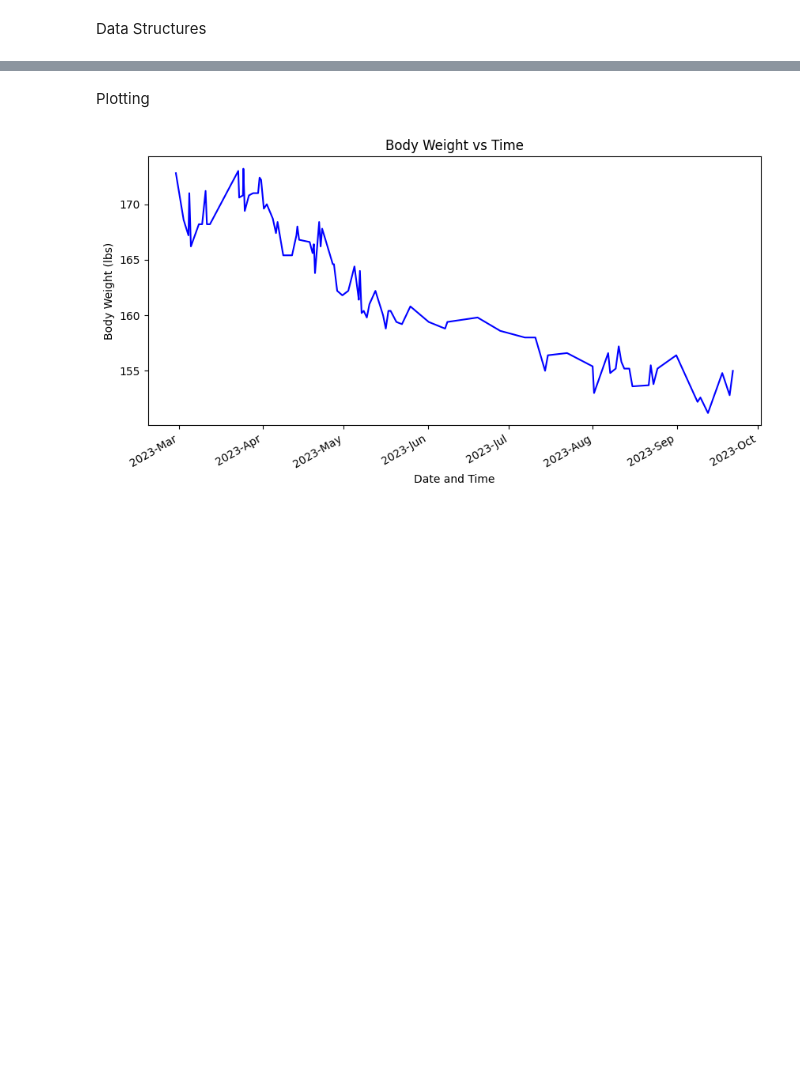
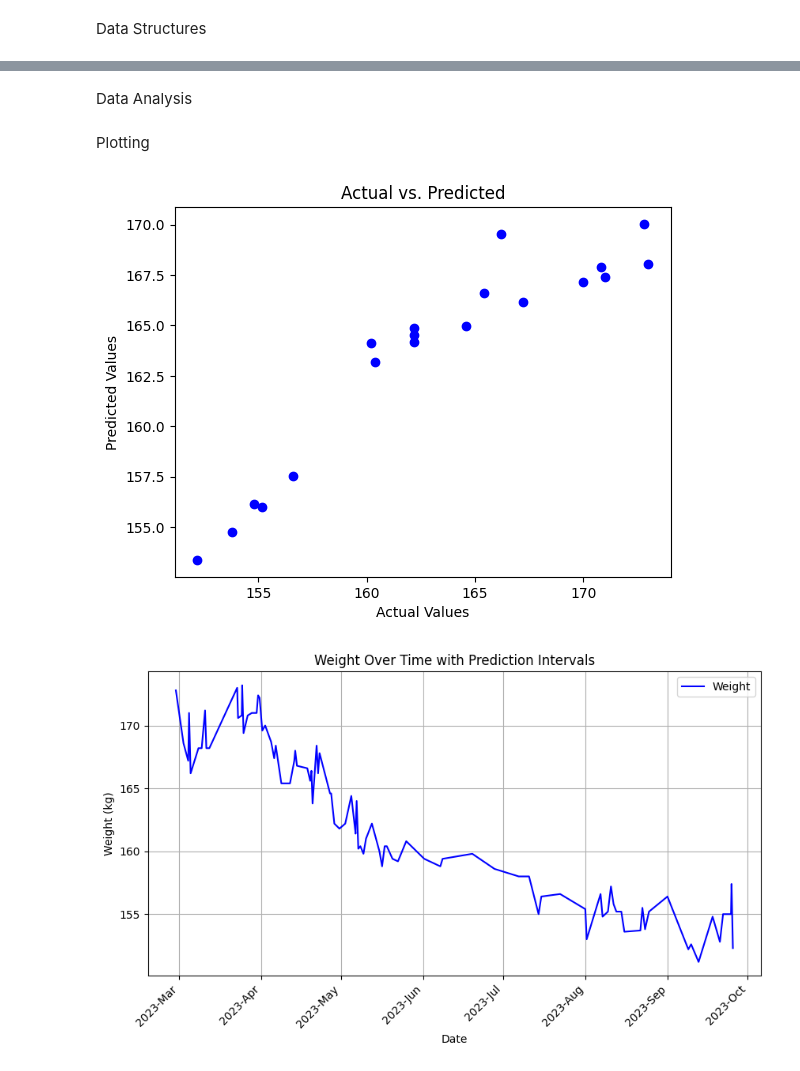
Before and after one commit to sdimov2/gym-log, a Jupyter notebook: gym-log.ipynb, the cells around one changed output, grey strips where cells are left out. Cells and saved outputs as stored; diff of their text form; code cells hidden in the pictures; blank space fills up the shorter version.

Commit message:
added prediction graphs

```diff
--- a/gym-log.ipynb
+++ b/gym-log.ipynb
@@ -64,7 +67,7 @@ def build_user_tree(data):
      #iterates through each row of data, skipping over the headers, using the timestamp as a marker of a data entry
      i=1
      while(data[i][0] != ''):
-        #compares each row of data if it matches any existing user, row 11 is the email
+        #compares each row of data if it matches any existing user, row  is the email
         entry = create_data_entry(data[i])
         if user_match(data[i],users):
              #adds this row to the tree of data
@@ -73,7 +76,7 @@ def build_user_tree(data):
              #create and append a user to an existing tree of users
              user = create_new_user(users)
              users.add_child(user)
-             user.value = data[i][10]
+             user.value = data[i][1]
              user.get_child("data").add_child(entry)
         i+=1
      return users
@@ -82,7 +85,7 @@ def user_match(row,users):
      if len(users.children) == 0:
         return 0
      for user in users.children:
-        if row[10] == user.value:
+        if row[1] == user.value:
             return user
      return 0
 
@@ -91,8 +94,9 @@ def create_data_entry(row):
     if row[0] != '':
         timestamp.value = (row[0])
     body_weight = TreeNode("body_weight")
-    if row[8] != '':
-        body_weight.value = (float(row[8]))
+    #make sure "workout" or '' do not show up. You can't check for type != string since all responses are str
+    if row[2] != '' and row[2] != "workout":
+        body_weight.value = (float(row[2]))
 
     entry = TreeNode("entry")
     entry.add_child(timestamp)
@@ -110,9 +114,9 @@ def create_new_user(users):
 
 if __name__ == '__main__':
     users = build_user_tree(data)
-    users.print_tree()
+    #users.print_tree()
     pass
 
-steve_data = [row for row in data[1:] if row[10] == "sdimov77@gmail.com" or "Steven Dimov"]
+#steve_data = [row for row in data[1:] if row[10] == "sdimov77@gmail.com" or "Steven Dimov"]
 
-rows_body_weight = [row for row in steve_data if row[8] != '']
+#rows_body_weight = [row for row in steve_data if row[8] != '']
@@ -136,0 +123,2 @@ users, None
+# %% [markdown]
+Data Analysis
@@ -138,20 +187,17 @@ users, None
 Plotting
 # %%
 
-#x = [datetime.strptime(row[0], '%m/%d/%Y %H:%M:%S') for row in rows_body_weight]
 
-#y = [float(row[8]) for row in rows_body_weight]
+# Plotting
 
-def get_coord_pairs_from_user(user, criteria):
-    coord_pairs = []
-    x = []
-    y = []
-    for child in users.get_child(user).get_child("data").children:
-        if child.get_child(criteria).value != None:
-            coord_pairs.append([datetime.strptime(child.get_child("timestamp").value, '%m/%d/%Y %H:%M:%S'),child.get_child("body_weight").value])
-            x.append(datetime.strptime(child.get_child("timestamp").value, '%m/%d/%Y %H:%M:%S'))
-            y.append(child.get_child(criteria).value)
-    return coord_pairs, x, y
+
+
+# Assuming 'predictions' is your array of predicted values and 'y_test' is the actual values
+plt.scatter(y_test, predictions, color='blue')
+plt.xlabel('Actual Values')
+plt.ylabel('Predicted Values')
+plt.title('Actual vs. Predicted')
+plt.show()
 
 # Create the plot
 fig, ax = plt.subplots(figsize=(10, 5))
@@ -164,35 +210,62 @@ fig, ax = plt.subplots(figsize=(10, 5))
 # Text in the x-axis will be displayed in 'YYYY-mm' format.
 ax.xaxis.set_major_formatter(mdates.DateFormatter('%Y-%b'))
 # Rotates and right-aligns the x labels so they don't crowd each other.
 for label in ax.get_xticklabels(which='major'):
     label.set(rotation=30, horizontalalignment='right')
 
 #print(get_coord_pairs_from_user("user0"))
 #plt.ylim(min(get_coord_pairs_from_user("user0", "body_weight")[2])-5, max(get_coord_pairs_from_user("user0", "body_weight")[2])+5)
 #plt.yticks([25,50,75,100,125,150,175,200,225,250])
 
-x = []
-y = []
-x = get_coord_pairs_from_user("user0", "body_weight")[1]
-y = get_coord_pairs_from_user("user0", "body_weight")[2]
 
+
+plt.plot(dates, weights, label='Weight', color='blue')
+for i, (lower, upper) in enumerate(confidence_intervals):
+    plt.plot([dates[i], dates[i]], [lower, upper], color='red')
+
+plt.xlabel('Date')
+plt.ylabel('Weight (lbs)')
+plt.title('Weight Over Time with Prediction Intervals')
+plt.xticks(rotation=45)
+plt.legend()
+plt.grid()
+plt.show()
+
+
+
+
+
+confidence_level = 0.95
+mean = np.mean(y)
+std_dev = np.std(y)
+num_samples = len(y)
+margin_of_error = 1.96 * (std_dev / np.sqrt(num_samples))
+confidence_interval = (mean - margin_of_error, mean + margin_of_error)
+
+plt.fill_between(x, confidence_interval[0], confidence_interval[1], color='gray', alpha=0.5, label='Confidence Interval')
+
+ax.legend(loc='upper left')
 plt.plot(x, y, 'b')
+plt.grid()
 
 #alex
 #x = get_coord_pairs_from_user("user1", "body_weight")[1]
 #y = get_coord_pairs_from_user("user1", "body_weight")[2]
 
 #plt.plot(x, y, 'go')
+
+
 
 # Set labels and title
 plt.xlabel('Date and Time')
 plt.ylabel('Body Weight (lbs)')
 plt.title('Body Weight vs Time')
 
 # Format x-axis date
 plt.gcf().autofmt_xdate()  # Rotate date labels for better visibility
 
 # Show the plot
 #plt.show()
 # %% [output]
-[figure, old version]
+[figure, new version]
+[figure, added]
```
Also changed, not shown: parts of 5 cells of this notebook.
